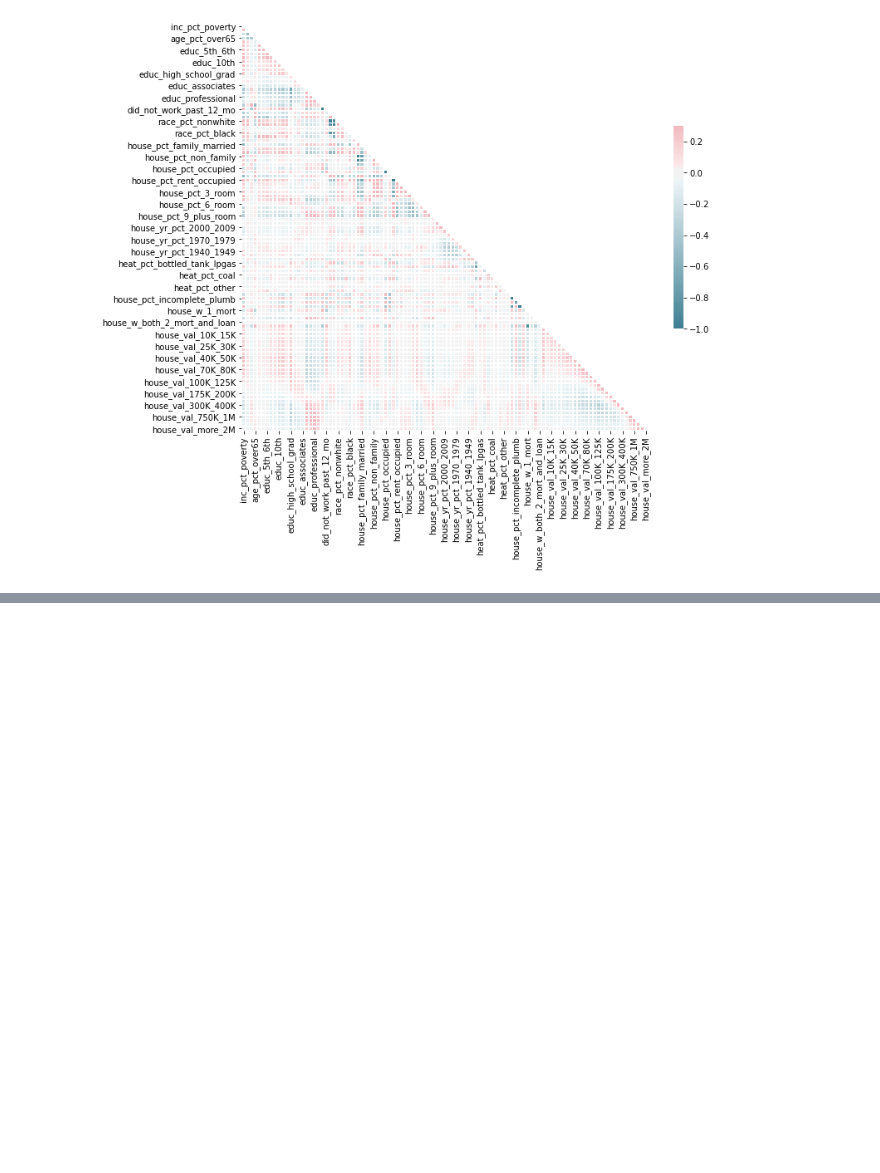
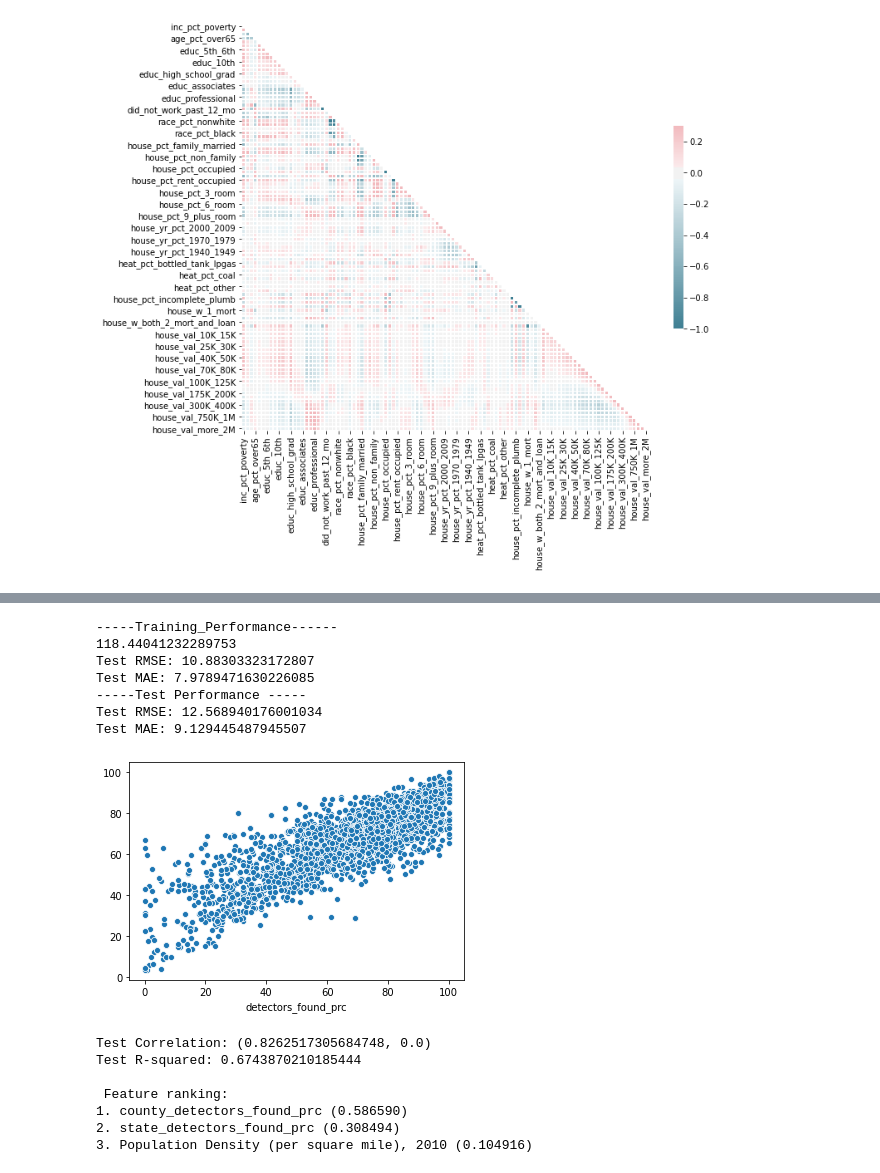
Before and after one commit to DataKind-DC/rcp2, a Jupyter notebook: Code/Models/Smoke_alarm2.ipynb, the cells around one changed output, grey strips where cells are left out. Cells and saved outputs as stored; diff of their text form; code cells hidden in the pictures; blank space fills up the shorter version.

```diff
--- a/Code/Models/Smoke_alarm2.ipynb
+++ b/Code/Models/Smoke_alarm2.ipynb
@@ -269,0 +318,18 @@ Feature ranking:
+# %%
+mdl3,X_test,y_test=train_model(X = rd, y = sm ,modeltype= 'XGBoost')
+# %% [output]
+-----Training_Performance------
+118.44041232289753
+Test RMSE: 10.88303323172807
+Test MAE: 7.9789471630226085
+-----Test Performance -----
+Test RMSE: 12.568940176001034
+Test MAE: 9.129445487945507
+[figure, added]
+Test Correlation: (0.8262517305684748, 0.0)
+Test R-squared: 0.6743870210185444
+
+ Feature ranking:
+1. county_detectors_found_prc (0.586590)
+2. state_detectors_found_prc (0.308494)
+3. Population Density (per square mile), 2010 (0.104916)
```
Also changed, not shown: parts of 13 cells of this notebook, 1 other file.
